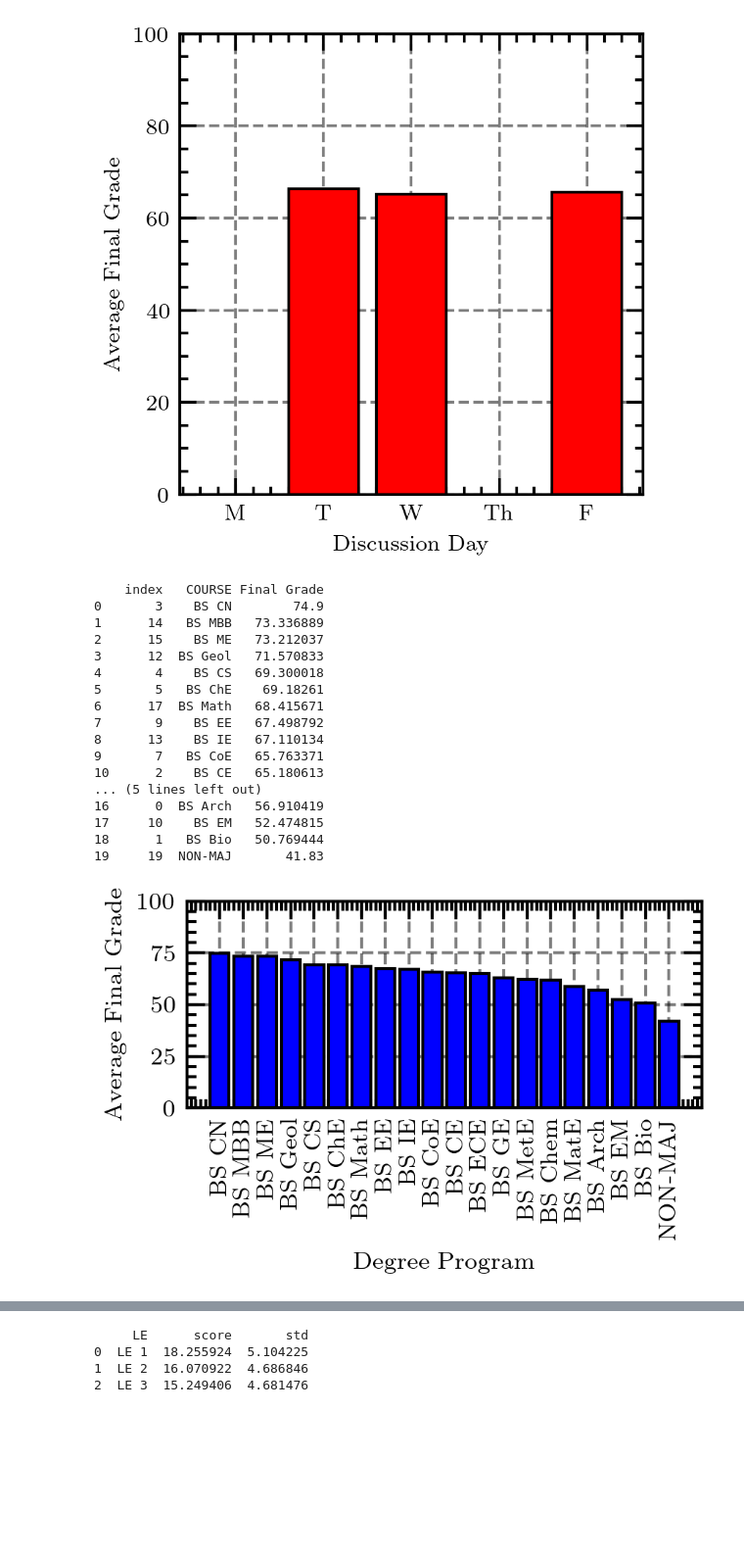
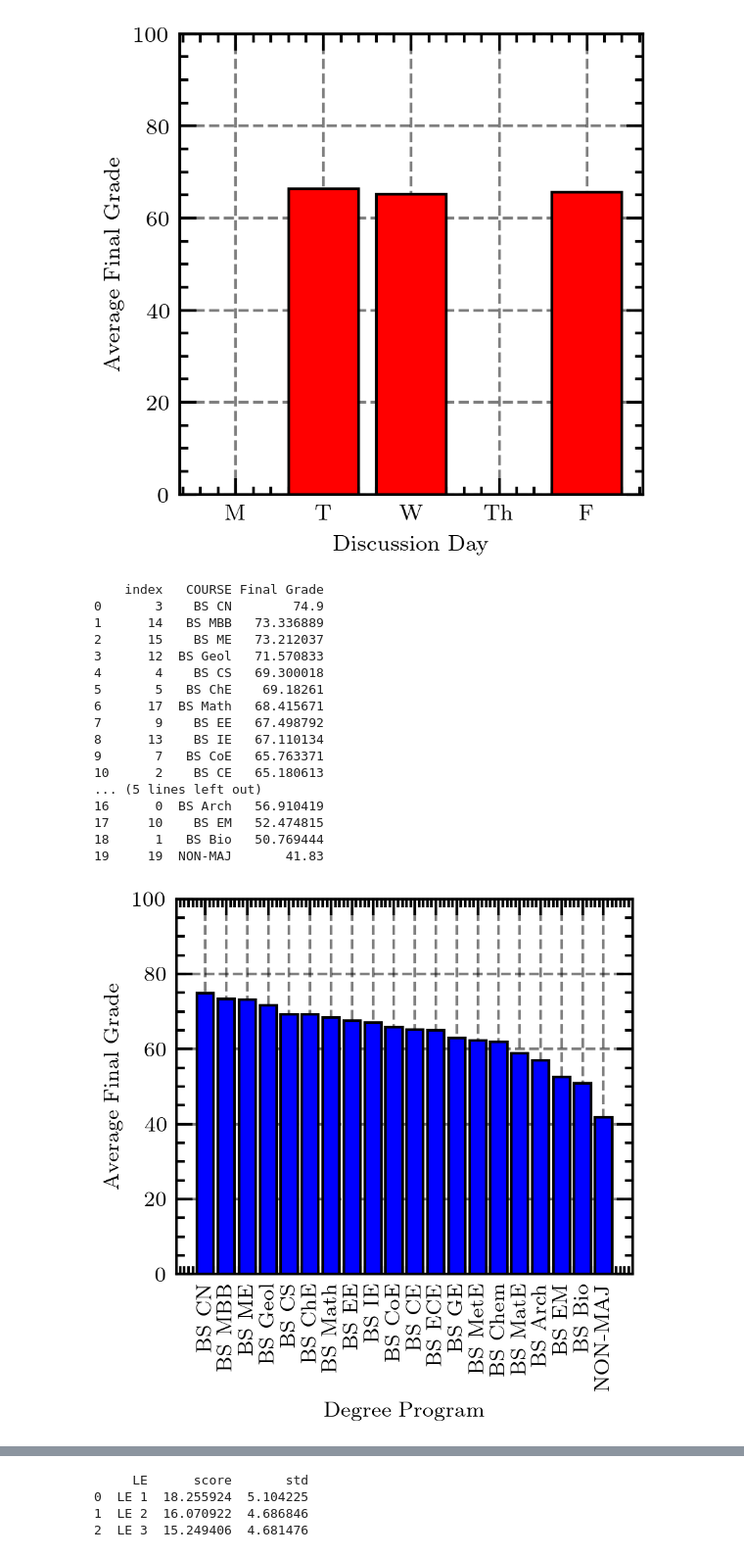
Before and after one commit to silvernuke911/C_files, a Jupyter notebook: Python/Physics 157 stuff/grades.ipynb, the cells around one changed output, grey strips where cells are left out. Shown at 98% size. Drawn from its saved outputs; the diff is of its cells as text; code cells hidden in the pictures; blank space fills up the shorter version.

```diff
--- a/Python/Physics 157 stuff/grades.ipynb
+++ b/Python/Physics 157 stuff/grades.ipynb
@@ -145,7 +145,7 @@ def calculate_LE_average(scores):
     # Calculate and return the average of the remaining three scores
     return np.mean(valid_scores)
 # %%
-grade_file = r"C:\Users\ADMIN\Documents\Code Stuff\Python\Physics 157 stuff\Physics 7x Statistics.xlsx"
+grade_file = r"C:\Users\verci\Downloads\Physics 7x Statistics.xlsx"
 df = pd.read_excel(grade_file,header=1, engine="openpyxl")
 df = df.iloc[0:].reset_index(drop=True)
 df.replace('NA', pd.NA, inplace=True)
@@ -173,7 +173,7 @@ print(df)
 # A
 pd.set_option('display.max_rows', None)  # Show all rows
 pd.set_option('display.max_columns', None)  # Show all columns
-savepath = r'C:\Users\ADMIN\Documents\Code Stuff\Python\Physics 157 stuff\images'
+savepath = 'C:\\Users\\verci\\Documents\\Python Code\\Physics157\\CH1\\scores_images'
 
 def best_fitter(x, y):
     x_exp = np.asarray(x, dtype=float)
@@ -467,35 +467,35 @@ df_deg = dfI.groupby("COURSE")["Final Grade"].mean().reset_index()
 df_deg = df_deg.sort_values(by="Final Grade", ascending=False).reset_index()
 print(df_deg)
 
-plt.figure(figsize = (3,2), dpi = 300)
+plt.figure(figsize = (3,3), dpi = 300)
 plt.bar(df_deg["COURSE"],df_deg["Final Grade"], color = 'b', edgecolor = 'k')
 plt.ylim(0,100)
 plt.xticks(rotation=90)
 plt.xlabel('Degree Program')
 plt.ylabel('Average Final Grade')
 fignum +=1
 plt.savefig(os.path.join(savepath, f'fig{fignum}.png'))
 plt.tight_layout()
 plt.show()
 # %% [output]
     index   COURSE Final Grade
 0       3    BS CN        74.9
 1      14   BS MBB   73.336889
 2      15    BS ME   73.212037
 3      12  BS Geol   71.570833
 4       4    BS CS   69.300018
 5       5   BS ChE    69.18261
 6      17  BS Math   68.415671
 7       9    BS EE   67.498792
 8      13    BS IE   67.110134
 9       7   BS CoE   65.763371
 10      2    BS CE   65.180613
 ... (5 lines left out)
 16      0  BS Arch   56.910419
 17     10    BS EM   52.474815
 18      1   BS Bio   50.769444
 19     19  NON-MAJ       41.83
-[figure, old version]
+[figure, new version]
 # %%
 dfI = df.copy()
 
```
Also changed, not shown: parts of 8 cells of this notebook, 7 other files.
